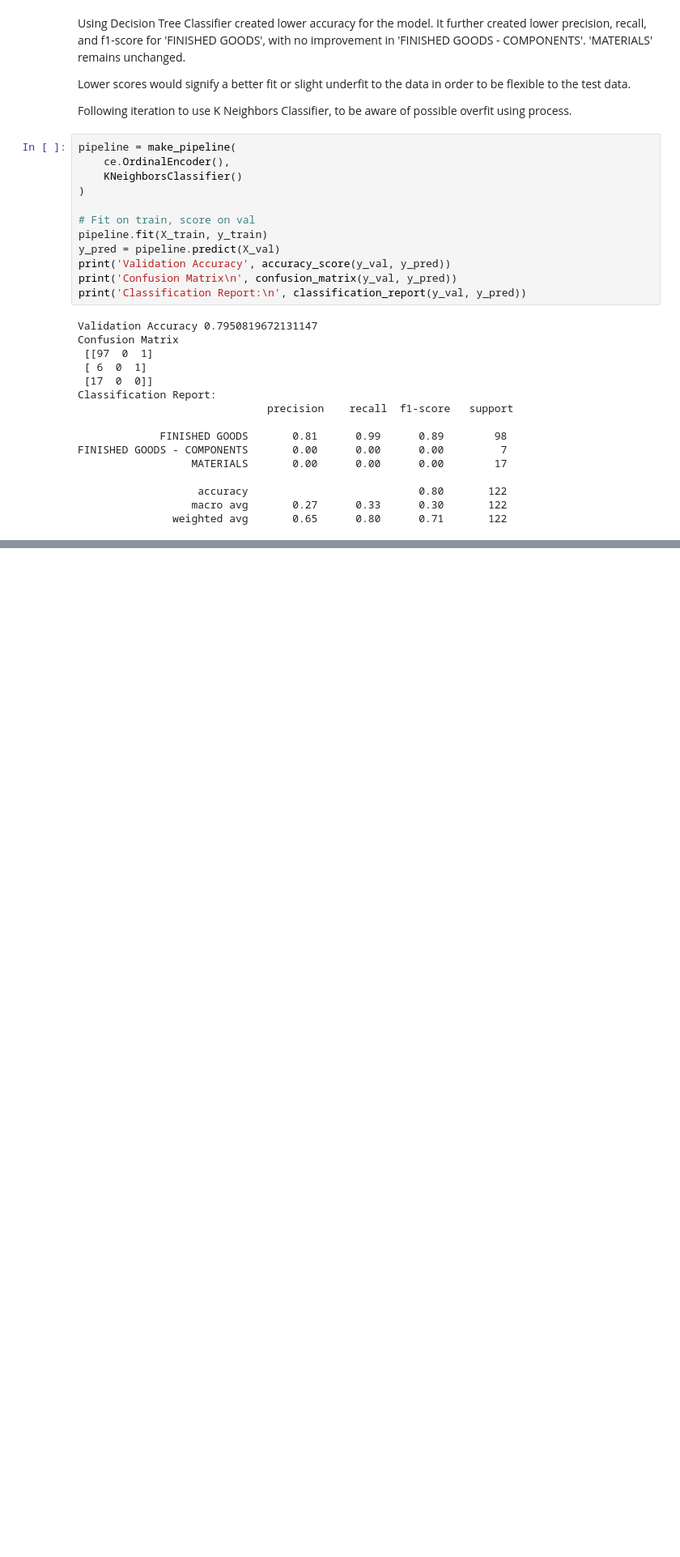
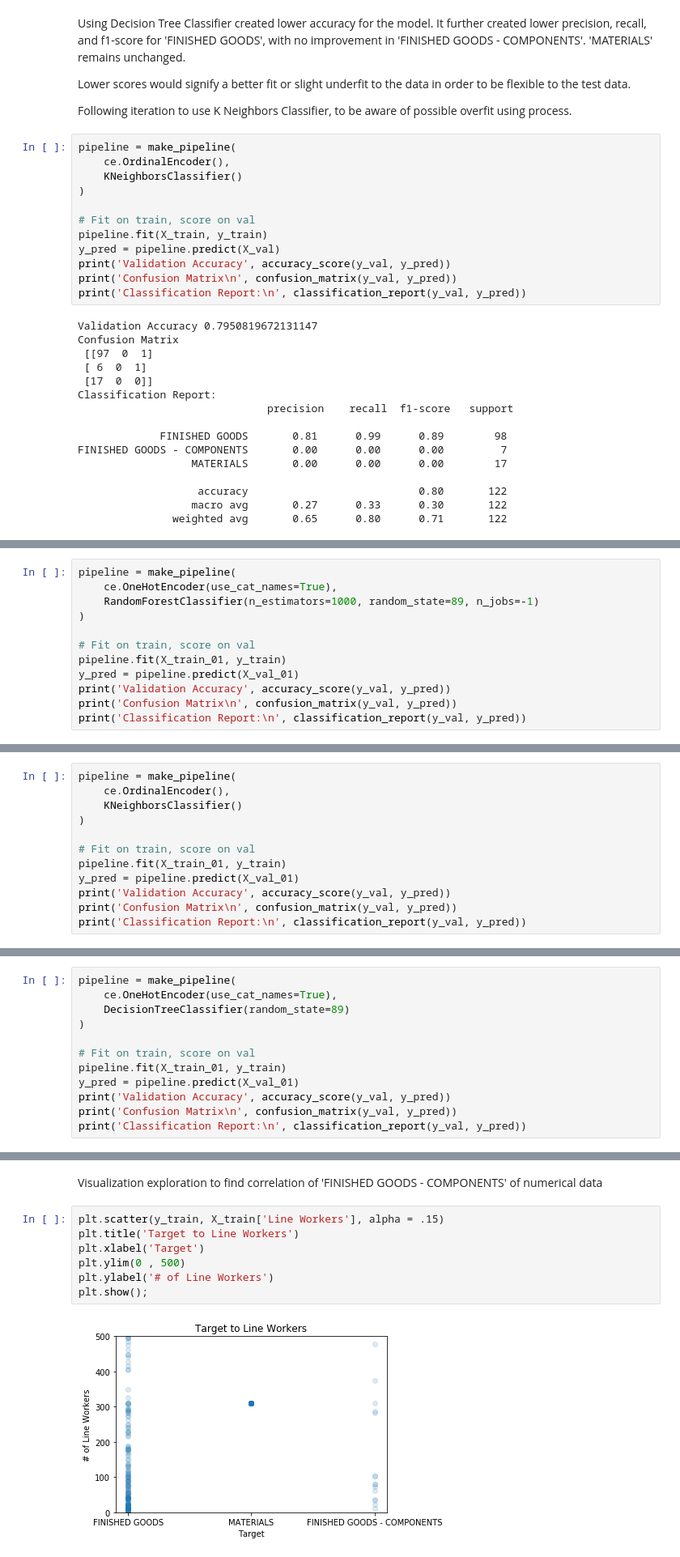
Before and after one commit to mikvikpik/nike_factory_classification, a Jupyter notebook: 07_31_2019_Revision_Unit_2_Notebook_Project_Wrangling.ipynb, the cells around one changed output, grey strips where cells are left out. Shown: that part at 81% size. Saved outputs shown, nothing was run; the diff lists cells and outputs as text; blank space fills up the shorter version.

```diff
--- a/07_31_2019_Revision_Unit_2_Notebook_Project_Wrangling.ipynb
+++ b/07_31_2019_Revision_Unit_2_Notebook_Project_Wrangling.ipynb
@@ -745,0 +848,12 @@ Using no weights on KNeighbors Classifier created lower accuracy score, while th
+# %%
+pipeline = make_pipeline(
+    ce.OneHotEncoder(use_cat_names=True),
+    RandomForestClassifier(n_estimators=1000, random_state=89, n_jobs=-1)
+)
+
+# Fit on train, score on val
+pipeline.fit(X_train_01, y_train)
+y_pred = pipeline.predict(X_val_01)
+print('Validation Accuracy', accuracy_score(y_val, y_pred))
+print('Confusion Matrix\n', confusion_matrix(y_val, y_pred))
+print('Classification Report:\n', classification_report(y_val, y_pred))
@@ -745,0 +878,12 @@ Using no weights on KNeighbors Classifier created lower accuracy score, while th
+# %%
+pipeline = make_pipeline(
+    ce.OrdinalEncoder(),
+    KNeighborsClassifier()
+)
+
+# Fit on train, score on val
+pipeline.fit(X_train_01, y_train)
+y_pred = pipeline.predict(X_val_01)
+print('Validation Accuracy', accuracy_score(y_val, y_pred))
+print('Confusion Matrix\n', confusion_matrix(y_val, y_pred))
+print('Classification Report:\n', classification_report(y_val, y_pred))
@@ -745,0 +908,12 @@ Using no weights on KNeighbors Classifier created lower accuracy score, while th
+# %%
+pipeline = make_pipeline(
+    ce.OneHotEncoder(use_cat_names=True),
+    DecisionTreeClassifier(random_state=89)
+)
+
+# Fit on train, score on val
+pipeline.fit(X_train_01, y_train)
+y_pred = pipeline.predict(X_val_01)
+print('Validation Accuracy', accuracy_score(y_val, y_pred))
+print('Confusion Matrix\n', confusion_matrix(y_val, y_pred))
+print('Classification Report:\n', classification_report(y_val, y_pred))
@@ -745,0 +938,11 @@ Using no weights on KNeighbors Classifier created lower accuracy score, while th
+# %% [markdown]
+Visualization exploration to find correlation of 'FINISHED GOODS - COMPONENTS' of numerical data
+# %%
+plt.scatter(y_train, X_train['Line Workers'], alpha = .15)
+plt.title('Target to Line Workers')
+plt.xlabel('Target')
+plt.ylim(0 , 500)
+plt.ylabel('# of Line Workers')
+plt.show();
+# %% [output]
+[figure, added]
```
Also changed, not shown: parts of 25 cells of this notebook.
